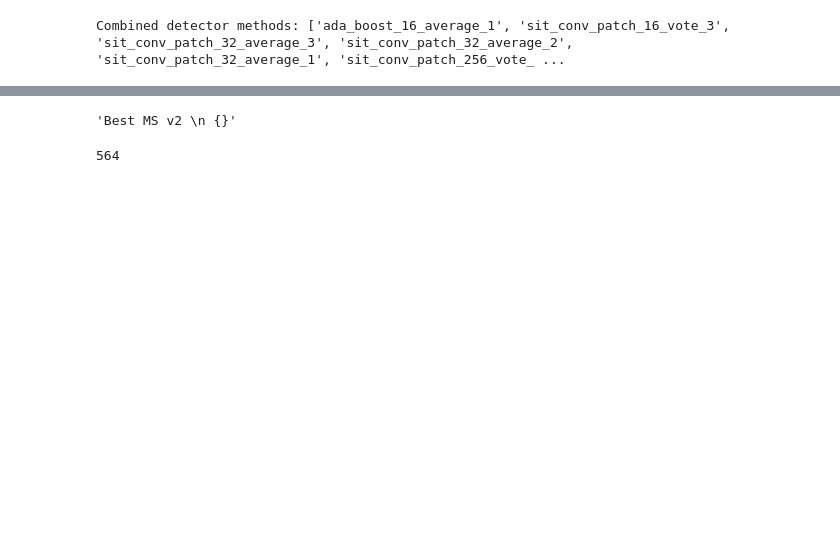
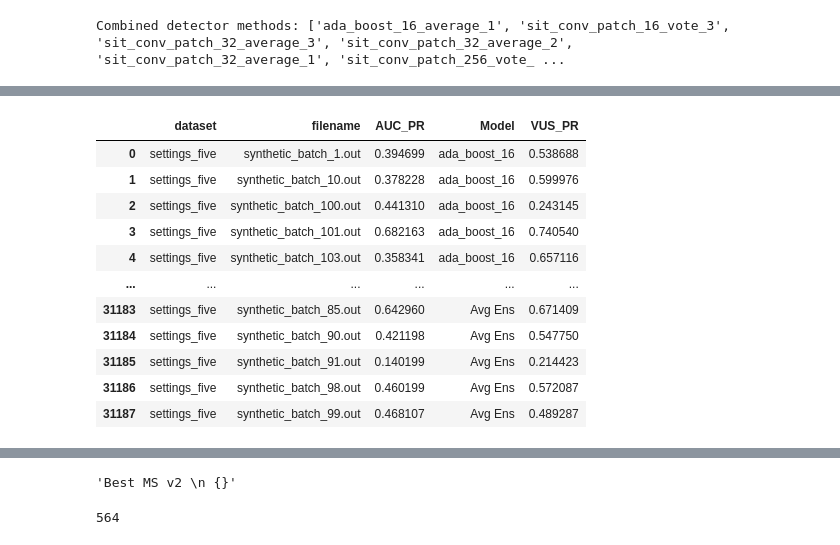
Before and after one commit to doanthihoaithu/MSAD, a Jupyter notebook: analyze_combining_detectors.ipynb, the cells around one changed output, grey strips where cells are left out. Saved outputs shown, nothing was run; the diff lists cells and outputs as text; code cells hidden in the pictures; blank space fills up the shorter version.

```diff
--- a/analyze_combining_detectors.ipynb
+++ b/analyze_combining_detectors.ipynb
@@ -13,4 +13,7 @@ current_dataset
 # %% [output]
 'settings_five'
 # %%
-detector_names = ['CBLOF', 'RobustPCA', 'COPOD', 'HBOS', 'LOF', 'PCC', 'AutoEncoder (AE)', 'DenoisingAutoEncoder (DAE)', 'Torsk', 'Random Black Forest (RR)']
+from utils.config import multivariate_detector_names
+
+detector_names = multivariate_detector_names
+detector_names
@@ -106,24 +120,59 @@ print('Combined detector methods:', combined_detector_methods[:10])
 Combined detector methods: ['ada_boost_16_average_1', 'sit_conv_patch_16_vote_3', 'sit_conv_patch_32_average_3', 'sit_conv_patch_32_average_2', 'sit_conv_patch_32_average_1', 'sit_conv_patch_256_vote_ ...
 # %%
 # Replace this value with "AUC_PR" or "VUS_PR" to obtain the corresponding results
-measure_name = 'VUS_PR'
+# measure_name = 'VUS_PR'
+measure_names = ['AUC_PR', 'VUS_PR']
+base_lines = ['Oracle', 'Avg Ens']
 
 # ['INTERPRETABILITY_HIT_2_SCORE', 'INTERPRETABILITY_LOG_SCORE']
 
 # Uncomment this command and all plt.savefig(...) commands to save the generated figures
 # figure_path = 'dummy/path/{}.svg'
-df = pd.read_csv(f'results_mts/merged_scores/settings_five/current_accuracy_{measure_name}.csv')
-score_columns = [c for c in df.columns if c.endswith('_score')]
-new_columns = {c: c[:-6] for c in score_columns}
-# print(new_columns)
-# print(score_columns)
-df.rename(new_columns, axis=1, inplace=True)
-# df.columns = df.columns.str[:-5]
-print(df.columns)
-if 'Unnamed: 0' in df.columns:
-    df = df.drop(labels='Unnamed: 0', axis=1)
-# base_df = base_df[['dataset', 'filename', 'Oracle', 'Avg Ens']]
-# df = pd.merge(df, auc_pf_dfs, on=['dataset', 'filename'], how='left')
-df.shape
+df_dict = dict()
+original_model_selectors_dfs_dict = dict()
+# new_columns = dict()
+for measure_name in measure_names:
+    df = pd.read_csv(f'results_mts/merged_scores/settings_five/current_accuracy_{measure_name}.csv')
+    df_dict[measure_name] = df
+    score_columns = [c for c in df.columns if c.endswith('_score')]
+    new_columns = {c: c[:-6] for c in score_columns}
+    # print(new_columns)
+    # print(score_columns)
+    df.rename(new_columns, axis=1, inplace=True)
+    # df.columns = df.columns.str[:-5]
+    # print(df.columns)
+    if 'Unnamed: 0' in df.columns:
+        df = df.drop(labels='Unnamed: 0', axis=1)
+    # base_df = base_df[['dataset', 'filename', 'Oracle', 'Avg Ens']]
+    # df = pd.merge(df, auc_pf_dfs, on=['dataset', 'filename'], how='left')
+    print(f'Load {measure_name} combined results with shape {df.shape}')
+
+    original_model_selectors_dfs = []
+    for key, original_c in new_columns.items():
+        # print(original_c)
+        selected_df = df[['dataset', 'filename', original_c]]
+        selected_df.rename(columns={original_c: measure_name}, inplace=True)
+        selected_df['Model'] = original_c
+
+        original_model_selectors_dfs.append(selected_df)
+    for detector in detector_names:
+        selected_df = df[['dataset', 'filename', detector]]
+        selected_df.rename(columns={detector: measure_name}, inplace=True)
+        selected_df['Model'] = detector
+        original_model_selectors_dfs.append(selected_df)
+    for detector in base_lines:
+        selected_df = df[['dataset', 'filename', detector]]
+        selected_df.rename(columns={detector: measure_name}, inplace=True)
+        selected_df['Model'] = detector
+        original_model_selectors_dfs.append(selected_df)
+    original_model_selectors_dfs = pd.concat(original_model_selectors_dfs, axis=0, ignore_index=True)
+    print(f'Original model selectors df for {measure_name} shape:', original_model_selectors_dfs.shape)
+    original_model_selectors_dfs_dict[measure_name] = original_model_selectors_dfs
+
+# df = pd.read_csv(f'results_mts/merged_scores/settings_five/current_accuracy_{measure_name}.csv')
+from functools import reduce
+original_model_selectors_dfs = reduce(lambda x, y: pd.merge(x, y, on = ['dataset', 'filename', 'Model']), original_model_selectors_dfs_dict.values())
+original_model_selectors_dfs
+
 # df = pd.merge(df, df_vote, on=['dataset', 'filename'], how='left')
 # %% [output]
@@ -138,0 +200,12 @@ Index(['dataset', 'filename', 'label', 'ada_boost_16_class', 'ada_boost_16',
+|  | dataset | filename | AUC_PR | Model | VUS_PR |
+| 0 | settings_five | synthetic_batch_1.out | 0.394699 | ada_boost_16 | 0.538688 |
+| 1 | settings_five | synthetic_batch_10.out | 0.378228 | ada_boost_16 | 0.599976 |
+| 2 | settings_five | synthetic_batch_100.out | 0.441310 | ada_boost_16 | 0.243145 |
+| 3 | settings_five | synthetic_batch_101.out | 0.682163 | ada_boost_16 | 0.740540 |
+| 4 | settings_five | synthetic_batch_103.out | 0.358341 | ada_boost_16 | 0.657116 |
+| ... | ... | ... | ... | ... | ... |
+| 31183 | settings_five | synthetic_batch_85.out | 0.642960 | Avg Ens | 0.671409 |
+| 31184 | settings_five | synthetic_batch_90.out | 0.421198 | Avg Ens | 0.547750 |
+| 31185 | settings_five | synthetic_batch_91.out | 0.140199 | Avg Ens | 0.214423 |
+| 31186 | settings_five | synthetic_batch_98.out | 0.460199 | Avg Ens | 0.572087 |
+| 31187 | settings_five | synthetic_batch_99.out | 0.468107 | Avg Ens | 0.489287 |
```
Also changed, not shown: parts of 16 cells of this notebook, 2 other files.
